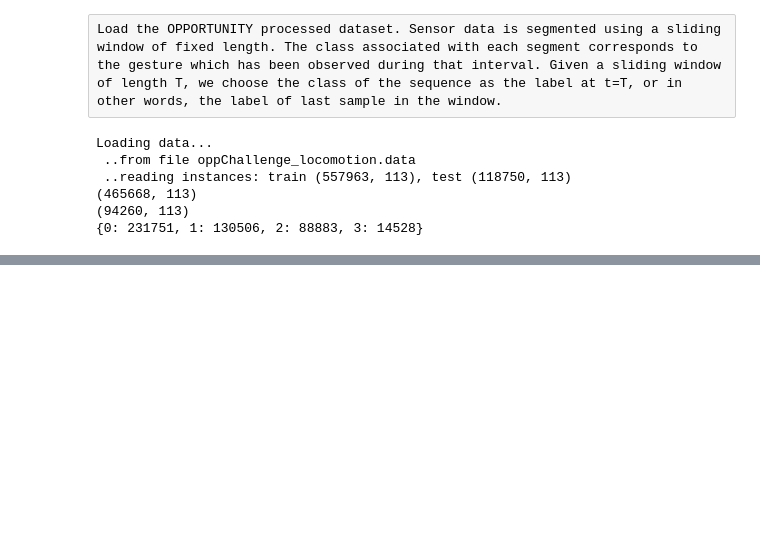
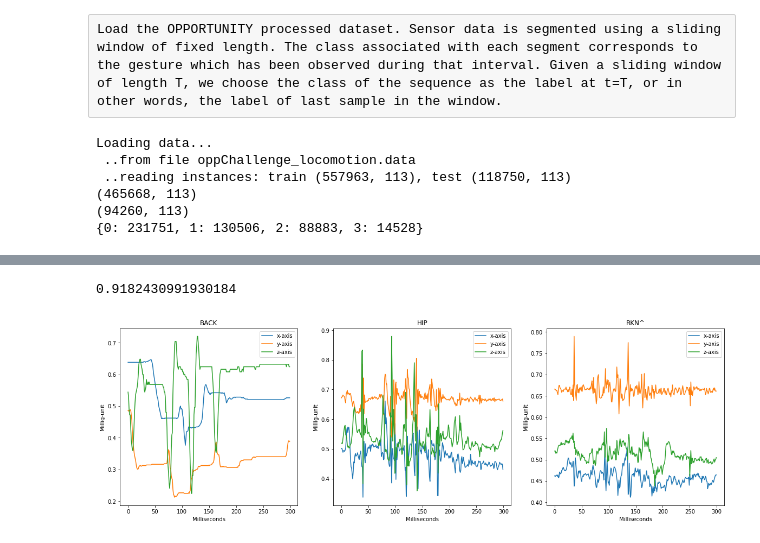
Before and after one commit to bt1g18/comp3200, a Jupyter notebook: Test.ipynb, the cells around one changed output, grey strips where cells are left out. Drawn from its saved outputs; the diff is of its cells as text; code cells hidden in the pictures; blank space fills up the shorter version.

```diff
--- a/Test.ipynb
+++ b/Test.ipynb
@@ -264,9 +326,4 @@ autoencoder1D.summary()
 # %%
-train_data = train_data.reshape(-1, 28,28, 1)
-test_data = test_data.reshape(-1, 28,28, 1)
+from keras.callbacks import TensorBoard
 
-autoencoder1D.fit(X_train, X_train,
-                epochs=50,
-                batch_size=100,
-                shuffle=True,
-                callbacks=[TensorBoard(log_dir='/tmp/autoencoder')])
+model.fit(X_train, X_train, epochs=20, batch_size=100, callbacks=[TensorBoard(log_dir='/tmp/autoencoder')])
@@ -272,0 +379,4 @@ autoencoder1D.fit(X_train, X_train,
+# %%
+from keras.callbacks import TensorBoard
+
+model.fit(X_train, X_train, epochs=20, batch_size=100, callbacks=[TensorBoard(log_dir='/tmp/autoencoder')])
@@ -312,0 +630,29 @@ printResults(uy_pred, y_test, relabels)
+# %%
+from sklearn.metrics import f1_score
+
+print(f1_score(y_test, predicted, average='weighted'))
+# %% [output]
+0.9182430991930184
+# %%
+def column(matrix, i):
+    return [row[i] for row in matrix]
+
+def plot_sensor(ax, index, data, length, title, xlabel, ylabel):
+    time = list(range(0,length))
+    x = column(X_train, data[0])[:length]
+    y = column(X_train, data[1])[:length]
+    z = column(X_train, data[2])[:length]
+
+    ax[index].plot(time, x, label="x-axis")
+    ax[index].plot(time, y, label="y-axis")
+    ax[index].plot(time, z, label="z-axis")
+    ax[index].set(title=title, xlabel=xlabel, ylabel=ylabel)
+    ax[index].legend(loc="upper right")
+
+
+fig, ax = plt.subplots(figsize=(20,6), nrows=1, ncols=3)
+plot_sensor(ax, 0, [36,37,38], 300, "BACK", "Milliseconds", "Millig-unit")
+plot_sensor(ax, 1, [0,1,2], 300, "HIP", "Milliseconds", "Millig-unit")
+plot_sensor(ax, 2, [3,4,5], 300, "RKN^", "Milliseconds", "Millig-unit")
+# %% [output]
+[figure, added]
```
Also changed, not shown: parts of 45 cells of this notebook, 1 other file.
